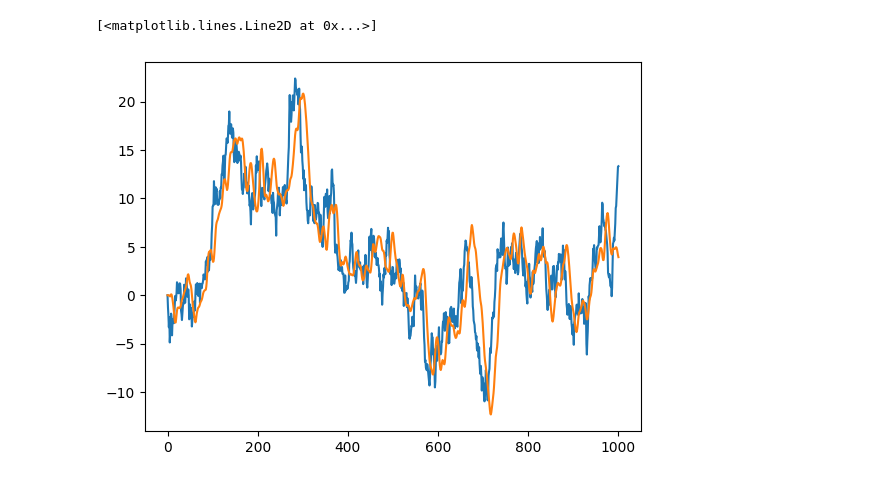
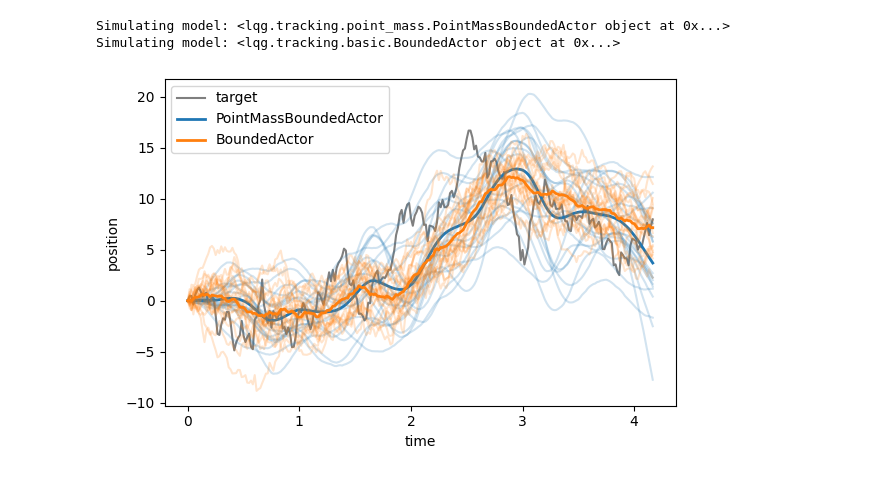
Before and after one commit to RothkopfLab/lqg, a Jupyter notebook: notebooks/HandModel.ipynb, the cells around one changed output. Drawn from its saved outputs; the diff is of its cells as text; code cells hidden in the pictures.

Commit message:
Improve point-mass hand dynamics model

```diff
--- a/notebooks/HandModel.ipynb
+++ b/notebooks/HandModel.ipynb
@@ -8,10 +33,40 @@ from lqg.tracking import PointMassBoundedActor
 # %%
-model = PointMassBoundedActor()
+T = 250
+dt = 1 / 60.0
 
-x = model.simulate(rng_key=random.PRNGKey(0), n=20)
+
+model = PointMassBoundedActor(T=T, dt=dt)
+# simulate the model. This is just to obtain a single target trajectory for which we can then simulate both models and compare their behavior.
+x = model.simulate(random.PRNGKey(0), x0=jnp.zeros(model.xdim), n=1)
+x = jnp.tile(x, (20, 1, 1))
+
+f, ax = plt.subplots(1, 1, figsize=(6, 4))
+ax.plot(jnp.arange(T + 1) * dt, x[0, :, 0], color="k", alpha=0.5, label="target")
+for i, model in enumerate([
+    PointMassBoundedActor(T=T, action_cost=0.1, action_variability=0.5, dt=dt),
+    BoundedActor(T=T, action_cost=0.1, action_variability=0.5, dt=dt)
+]):
+    print(f"Simulating model: {model}")
+
+    # simulate the model with the same target trajectory and plot the resulting trajectories
+    dim_mask = (
+        jnp.array([0, 1], dtype=bool)
+        if isinstance(model, BoundedActor)
+        else jnp.array([0, 1, 1, 1], dtype=bool)
+    )
+    x_sim = model.simulate_actions(
+        x[..., : model.xdim], action_dim_mask=dim_mask, rng_key=random.PRNGKey(0)
+    )
+
+    # visualize trajectories (mean and individual trajectories)
+    ax.plot(jnp.arange(T + 1) * dt, x_sim[:, :, 1].T, color=f"C{i}", alpha=0.2)
+    ax.plot(jnp.arange(T + 1) * dt, x_sim[:, :, 1].mean(axis=0), color=f"C{i}", linewidth=2, label=model.__class__.__name__)
+ax.set_xlabel("time")
+ax.set_ylabel("position")
+ax.legend()
+f.tight_layout()
+plt.show()
+# %% [output]
+Simulating model: <lqg.tracking.point_mass.PointMassBoundedActor object at 0x...>
+Simulating model: <lqg.tracking.basic.BoundedActor object at 0x...>
+[figure, added]
-# %%
-plt.plot(x[0, :, 0], label='Target Position')
-plt.plot(x[0, :, 1], label='Cursor Position')
-# %% [output]
-[<matplotlib.lines.Line2D at 0x...>]
-[figure, removed]
```
Also changed, not shown: parts of 7 cells of this notebook, 1 other file.
